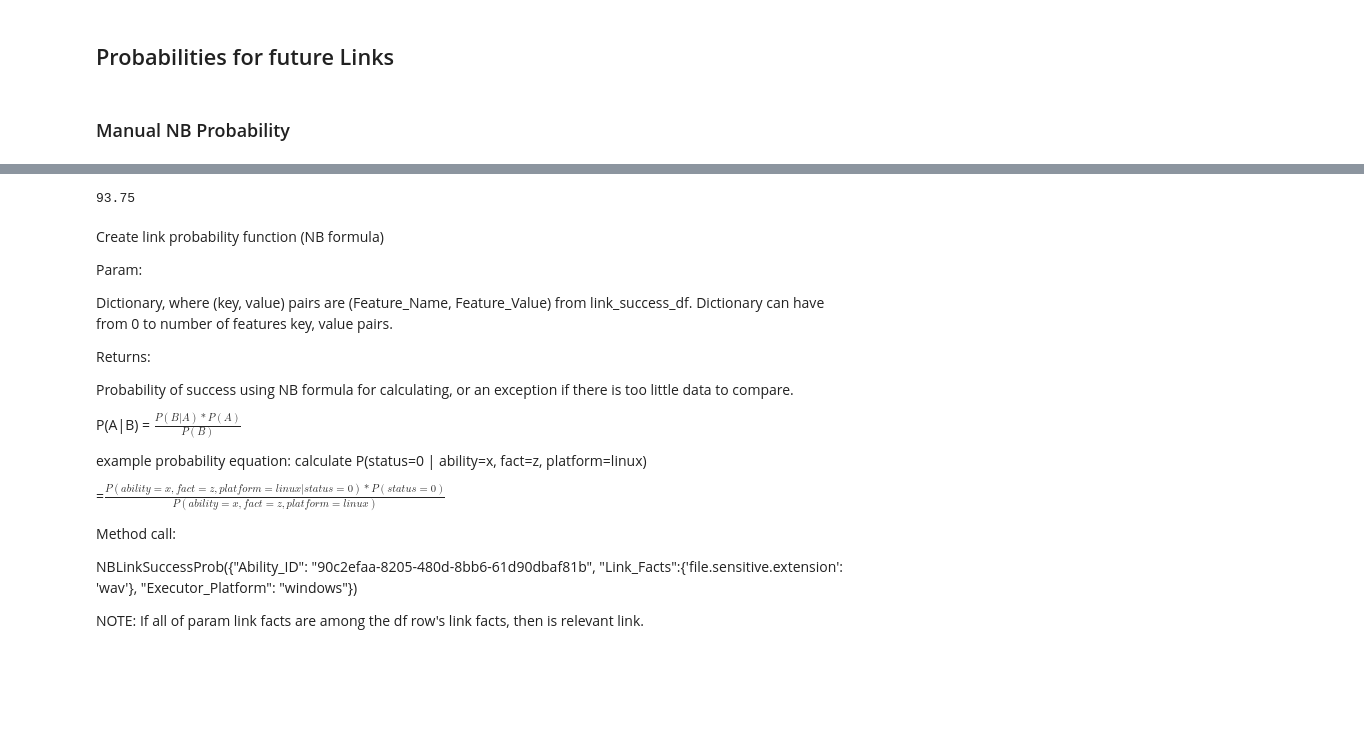
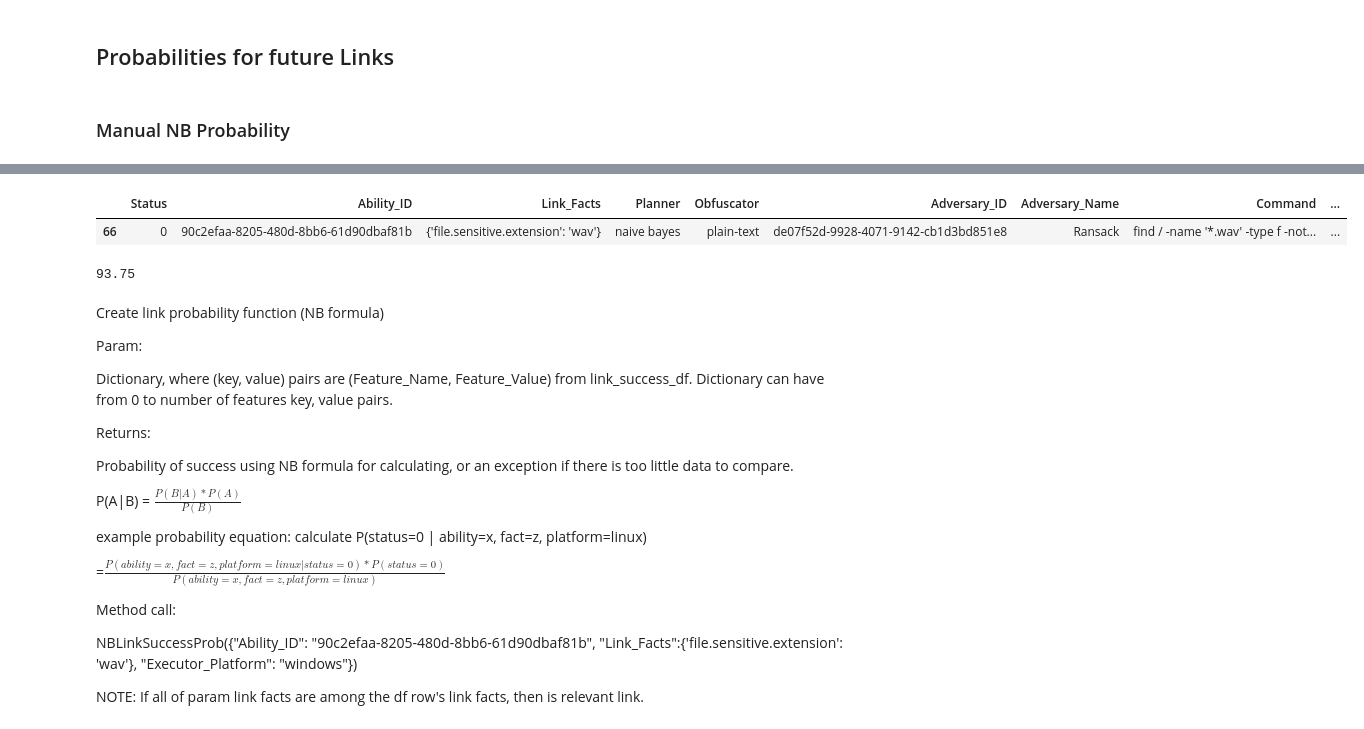
Before and after one commit to mitre/stockpile, a Jupyter notebook: app/NB_Model_Notebook.ipynb, the cells around one changed output, grey strips where cells are left out. Cells and saved outputs as stored; diff of their text form; code cells hidden in the pictures; blank space fills up the shorter version.

Commit message:
Feat: updated feature query method that queries matrix of links

```diff
--- a/app/NB_Model_Notebook.ipynb
+++ b/app/NB_Model_Notebook.ipynb
@@ -487,12 +576,14 @@ Name: Status, dtype: float64
 # query param1 df according to features in param2 dict
 # used by probability functions to return relevant portions of df
 def query_link_df(cur_link_success_df, feature_query_dict):
-    # dict of features types, for querying
+        # dict of features types, for querying
     dataTypeDict = dict(cur_link_success_df.dtypes)
     # df which will be repeatedly queried
-    query_df = cur_link_success_df
+    query_df = cur_link_success_df.copy()
     # for each feature and value
     for feat_name, feat_value in feature_query_dict.items():
+        if query_df.empty:
+            return query_df
         if feat_name != "Link_Facts" and dataTypeDict[feat_name]=='object':
             # query by features that are strings
             query_df = query_df.query(feat_name + " == '" + str(feat_value) + "'")
@@ -507,6 +598,12 @@ def query_link_df(cur_link_success_df, feature_query_dict):
                 query_df = query_df[query_df['Link_Facts'].apply(lambda x : req_fact_type in x and req_fact_val in x.values())]
 
     return query_df
+# %%
+# test query link df
+query_link_df(link_success_df, {"Ability_ID": "90c2efaa-8205-480d-8bb6-61d90dbaf81b", "Link_Facts":{'file.sensitive.extension': 'wav'}, "Executor_Platform": "linux"})
+# %% [output]
+|  | Status | Ability_ID | Link_Facts | Planner | Obfuscator | Adversary_ID | Adversary_Name | Command | ... |
+| 66 | 0 | 90c2efaa-8205-480d-8bb6-61d90dbaf81b | {'file.sensitive.extension': 'wav'} | naive bayes | plain-text | de07f52d-9928-4071-9142-cb1d3bd851e8 | Ransack | find / -name '*.wav' -type f -not... | ... |
 # %%
 # Basic Success Probability function, returns % of links with features from feature_query_dict that are succesful
 def BaseSuccessProb(feature_query_dict):
```
Also changed, not shown: parts of 5 cells of this notebook.
